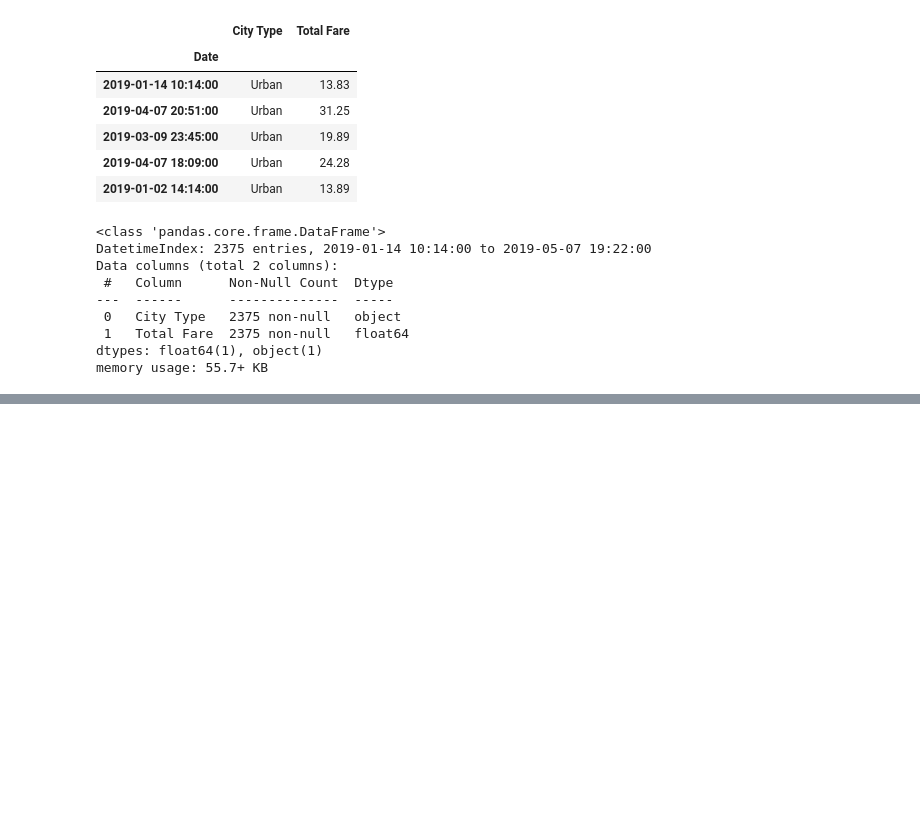
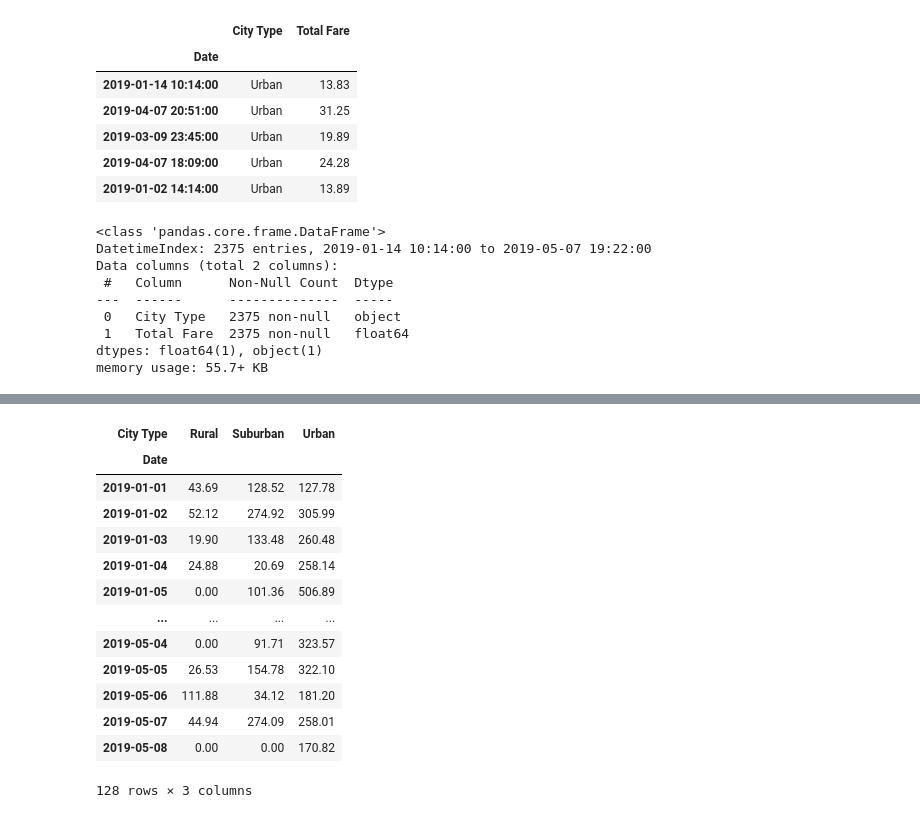
Before and after one commit to emmysobieski/PyBer_Analysis, a Jupyter notebook: Pyber_Challenge.ipynb, the cells around one changed output, grey strips where cells are left out. Saved outputs shown, nothing was run; the diff lists cells and outputs as text; code cells hidden in the pictures; blank space fills up the shorter version.

```diff
--- a/Pyber_Challenge.ipynb
+++ b/Pyber_Challenge.ipynb
@@ -219,3 +213,22 @@ total_fares_by_city
+# %%
+# 7. Calculate the sum() of fares by Type of City
+table = pd.pivot_table(fares_summary_df,  values='Total Fare', index=['Date'], columns=['City Type'] , aggfunc=np.sum)
+table.groupby(pd.Grouper(freq="D")).sum()
+# %% [output]
+| City Type | Rural | Suburban | Urban |
+| Date |  |  |  |
+| 2019-01-01 | 43.69 | 128.52 | 127.78 |
+| 2019-01-02 | 52.12 | 274.92 | 305.99 |
+| 2019-01-03 | 19.90 | 133.48 | 260.48 |
+| 2019-01-04 | 24.88 | 20.69 | 258.14 |
+| 2019-01-05 | 0.00 | 101.36 | 506.89 |
+| ... | ... | ... | ... |
+| 2019-05-04 | 0.00 | 91.71 | 323.57 |
+| 2019-05-05 | 26.53 | 154.78 | 322.10 |
+| 2019-05-06 | 111.88 | 34.12 | 181.20 |
+| 2019-05-07 | 44.94 | 274.09 | 258.01 |
+| 2019-05-08 | 0.00 | 0.00 | 170.82 |
+128 rows × 3 columns
 # %%
 # 9. Create a pivot table DataFrame with the Date as the index and Columns="City Type" with the Fare for each Date in each row.
 # Note: there will be NaNs in some rows, which will be taken care of when you sum based on Date.
```
Also changed, not shown: parts of 9 cells of this notebook.
